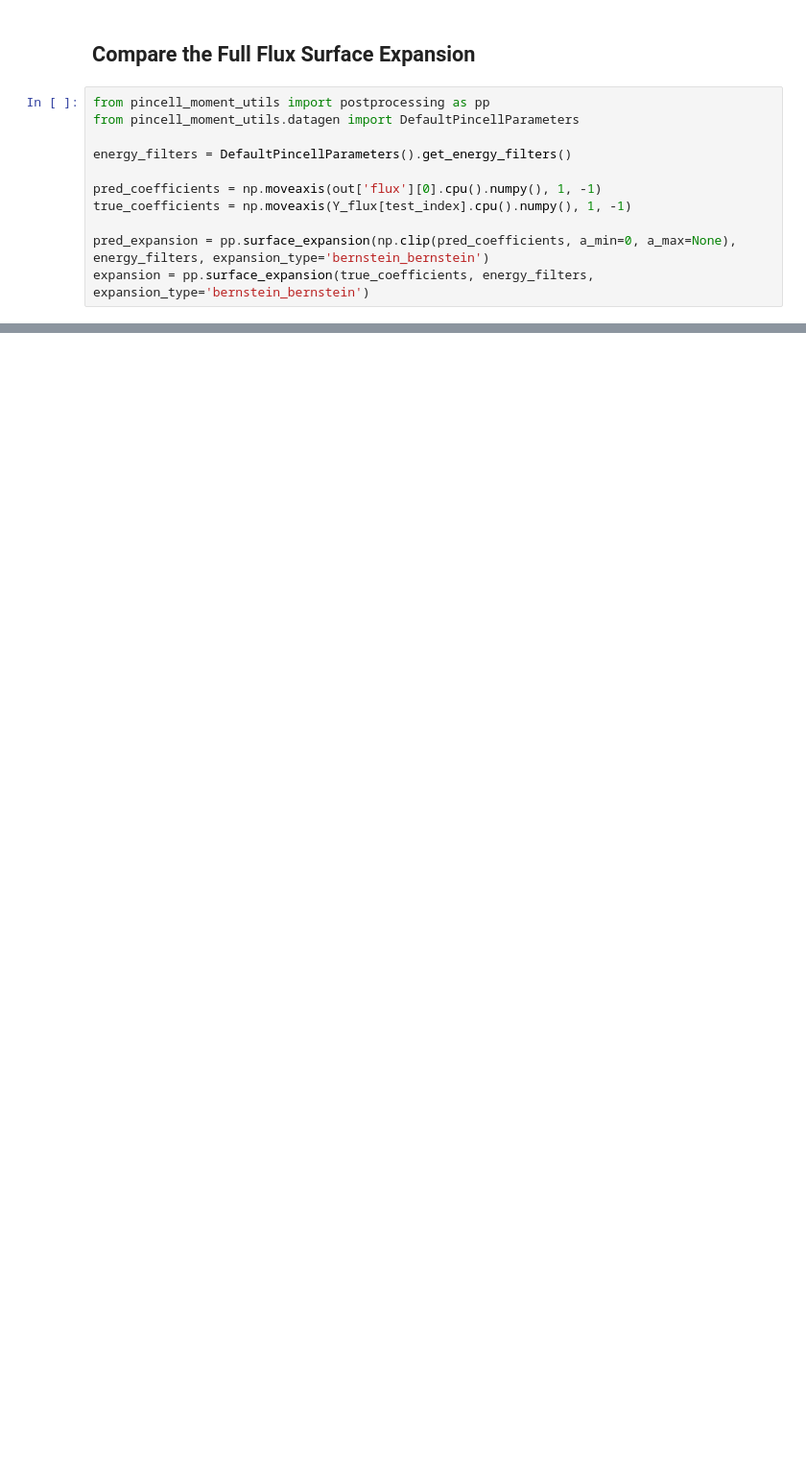
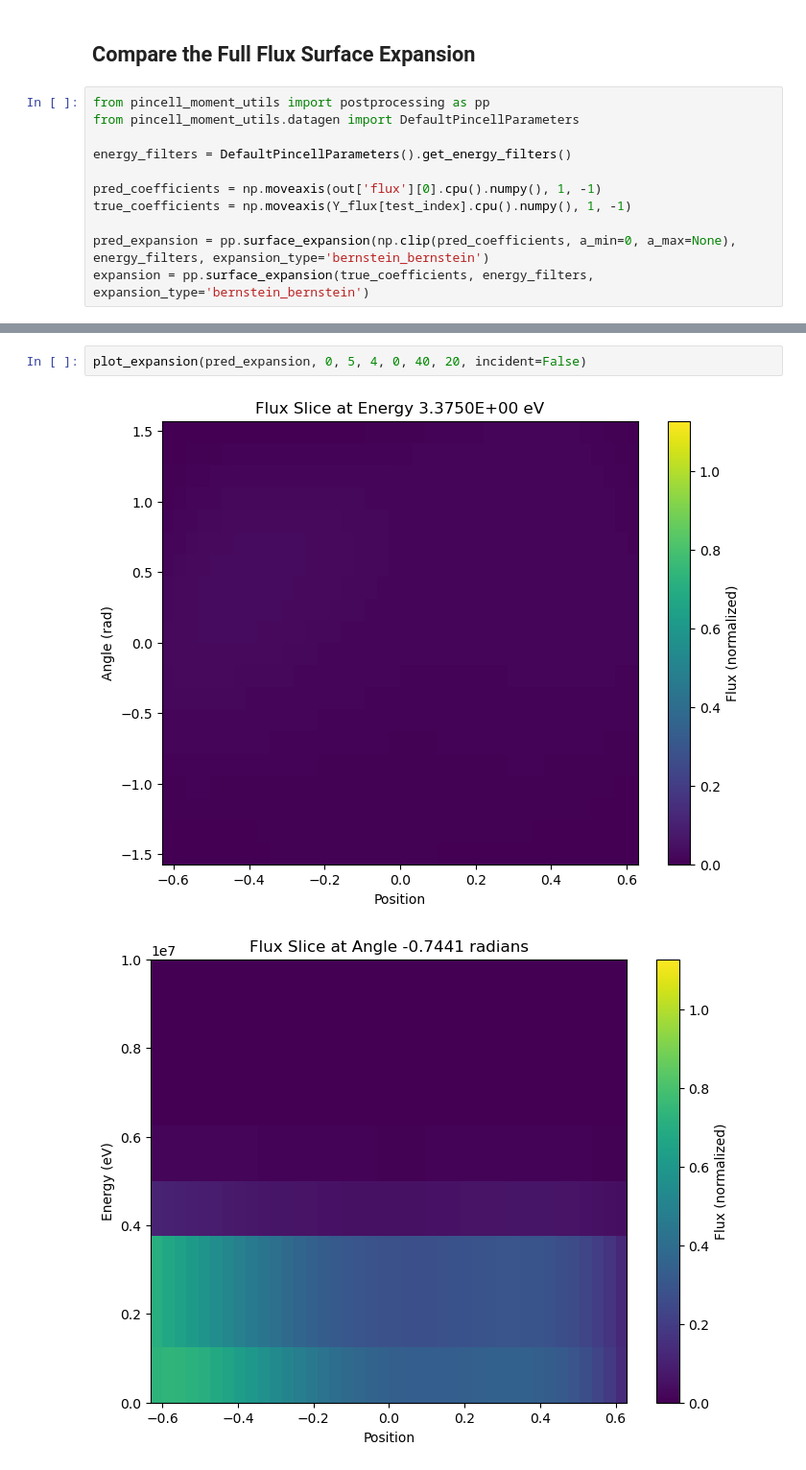
Before and after one commit to mlouis9/pincell_moment_utils, a Jupyter notebook: ml_model/new_equivariant_model.ipynb, the cells around one changed output, grey strips where cells are left out. Shown: that part at 96% size. Saved outputs shown, nothing was run; the diff lists cells and outputs as text; blank space fills up the shorter version.

```diff
--- a/ml_model/new_equivariant_model.ipynb
+++ b/ml_model/new_equivariant_model.ipynb
@@ -1104,0 +1098,5 @@ plot_expansion(expansion, 0, 5, 4, 0, 40, 20, incident=False, compare_expansion=
+# %%
+plot_expansion(pred_expansion, 0, 5, 4, 0, 40, 20, incident=False)
+# %% [output]
+[figure, added]
+[figure, added]
```
Also changed, not shown: parts of 18 cells of this notebook.
